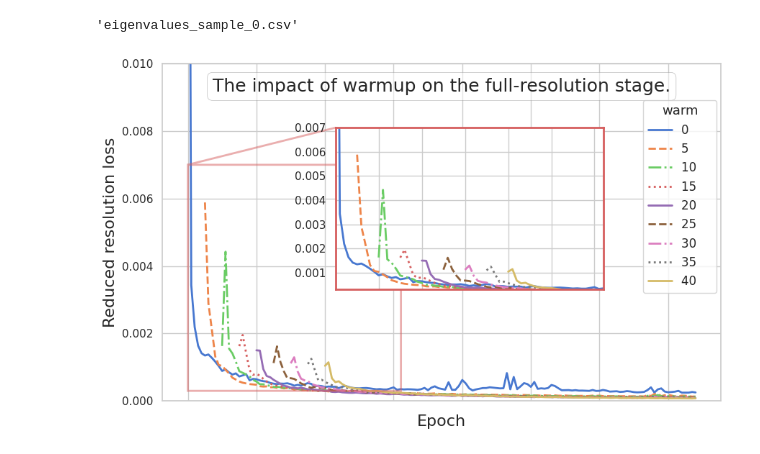
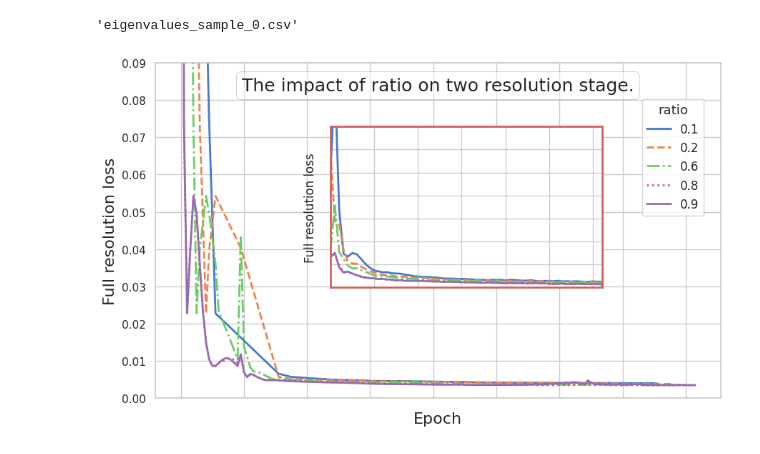
Before and after one commit to Kndy666/ZSPan, a Jupyter notebook: rebuttel.ipynb, the cells around one changed output. Cells and saved outputs as stored; diff of their text form; code cells hidden in the pictures.

Commit message:
full loss and reduced loss  ratio

```diff
--- a/rebuttel.ipynb
+++ b/rebuttel.ipynb
@@ -40,14 +40,16 @@ import matplotlib.font_manager as fm
 plt.rcParams['font.family'] = 'Times New Roman'
 
 # 读取CSV文件，并指定空值处理
-df = pd.read_csv("eigenvalues_sample_6.csv", na_values=",")
+df_full = pd.read_csv("/home/ctz/ZSpan_test/ZSPan/FULL_loss_ratio.csv", na_values=",")
+df_rspratio = pd.read_csv("/home/ctz/ZSpan_test/ZSPan/RSPratio_loss.csv", na_values=",")
 
 # 检查是否存在 'Step' 列，否则使用索引作为 x 轴
-if 'Step' in df.columns:
-    x_col = 'Step'  # 如果存在则使用 'Step'
-else:
-    df['Step'] = df.index  # 不存在则将索引添加为 'Step' 列
-    x_col = 'Step'
+for df in [df_full, df_rspratio]:
+    if 'Step' in df.columns:
+        x_col = 'Step'  # 如果存在则使用 'Step'
+    else:
+        df['Step'] = df.index  # 不存在则将索引添加为 'Step' 列
+        x_col = 'Step'
 
 # 设置 Seaborn 样式
 sns.set(style="whitegrid", palette="muted")
@@ -58,71 +60,60 @@ line_styles = ['-', '--', '-.', ':']
 # 初始化绘图
 fig, ax = plt.subplots(figsize=(9, 5.5))
 
-# 使用 Seaborn 的 lineplot 绘制每个列（除 'Step' 外）
-for i, column in enumerate(df.columns):
+# 使用 Seaborn 的 lineplot 绘制 'FULL_loss_ratio.csv' 数据的每个列（除 'Step' 外）
+for i, column in enumerate(df_full.columns):
     if column != 'Step':
-        sns.lineplot(data=df, x=x_col, y=column,
+        sns.lineplot(data=df_full, x=x_col, y=column,
                      label=column, markers='o', markersize=6, linewidth=2,
                      linestyle=line_styles[i % len(line_styles)], ax=ax)
 
 # 添加标题和标签
 plt.xlabel('Epoch', fontsize=16)
-plt.ylabel('Reduced resolution loss',fontsize=16)
-title = plt.title('The impact of warmup on the full-resolution stage.', fontsize=18, loc='center', pad=-28)
+plt.ylabel('Full resolution loss', fontsize=16)
+title = plt.title('The impact of ratio on two resolution stage.', fontsize=18, loc='center', pad=-28)
 bbox_props = dict(boxstyle="round,pad=0.3", facecolor='white', edgecolor='grey', linewidth=0.5, alpha=0.5)
 title.set_bbox(bbox_props)
 
-# 在图中添加放大区域（子图）
-axin = ax.inset_axes([0.31, 0.33, 0.48, 0.48])
-for i, column in enumerate(df.columns):
+# 在图中添加放大区域（子图），绘制 'RSPratio_loss.csv' 数据
+axin = ax.inset_axes([0.31, 0.33, 0.48, 0.48])  # 创建子图
+for i, column in enumerate(df_rspratio.columns):
     if column != 'Step':
-        sns.lineplot(data=df, x=x_col, y=column,
+        sns.lineplot(data=df_rspratio, x=x_col, y=column,
                      label=column, markers='o', markersize=6, linewidth=2,
                      linestyle=line_styles[i % len(line_styles)], ax=axin)
 
 # 子图细节设置：不显示图例与坐标标签
+axin.set_yticklabels([])
 axin.legend().set_visible(False)
 axin.tick_params(left=False, bottom=False, labelbottom=False)
 axin.set_xticklabels([])
 axin.set_xlabel('')
-axin.set_ylabel('')
+axin.set_ylabel('Full resolution loss')
 
-# 设置子图的放大区域范围
-axin.set_xlim(0.01,62.127)
-axin.set_ylim(0.0003, 0.007)
+# 设置子图的x、y轴范围（独立于主图）
+axin.set_xlim(0.00, 62.127)  # 设置子图的x轴范围
+axin.set_ylim(0.0000, 0.007)  # 设置子图的y轴范围
 
 # 获取 Seaborn 的主题颜色
 theme_color = sns.color_palette("muted")[3]
 
 # 设置子图边框颜色和线宽
 for spine in axin.spines.values():
     spine.set_edgecolor(theme_color)
     spine.set_linewidth(2)
 
-# 添加放大框到主图，并设置边框颜色与线宽
-zoom_rectangle = ax.indicate_inset_zoom(axin)
-rect = zoom_rectangle[0]  # Access the first element of the tuple, which is the rectangle
-rect.set_edgecolor(theme_color)  # 设置放大框的边框颜色与主题一致
-rect.set_linewidth(2)            # 设置放大框的线条宽度
-
-# Access and modify the connecting lines (ZoomEffect) directly
-zoom_lines = zoom_rectangle[1]  # This contains the connecting lines (ZoomEffect)
-for line in zoom_lines:
-    line.set_color(theme_color)  # 设置连接线的颜色与主题一致
-    line.set_linewidth(2)        # 设置连接线的宽度
-
-# 设置主图纵轴范围为 0 到 0.01
-ax.set_ylim(0, 0.01)
+# 设置主图纵轴范围为 0 到 0.09
+ax.set_ylim(0, 0.09)
 
 # 隐藏主图的 x 轴标签
 ax.set_xticklabels([])
 
 # 设置图例位置与属性
-ax.legend(title="warm", fontsize=12, title_fontsize=13, loc='upper left', bbox_to_anchor=(0.85,0.91))
+ax.legend(title="ratio", fontsize=12, title_fontsize=13, loc='upper left', bbox_to_anchor=(0.85, 0.91))
 
 # 布局调整和保存图像
 plt.tight_layout()
-plt.savefig("eigenvalues_sample_lgpnet.pdf")
+plt.savefig("combined_loss_plot.pdf")
 plt.show()
 # %% [output]
-[figure, old version]
+[figure, new version]
```
Also changed, not shown: 31 other files.
